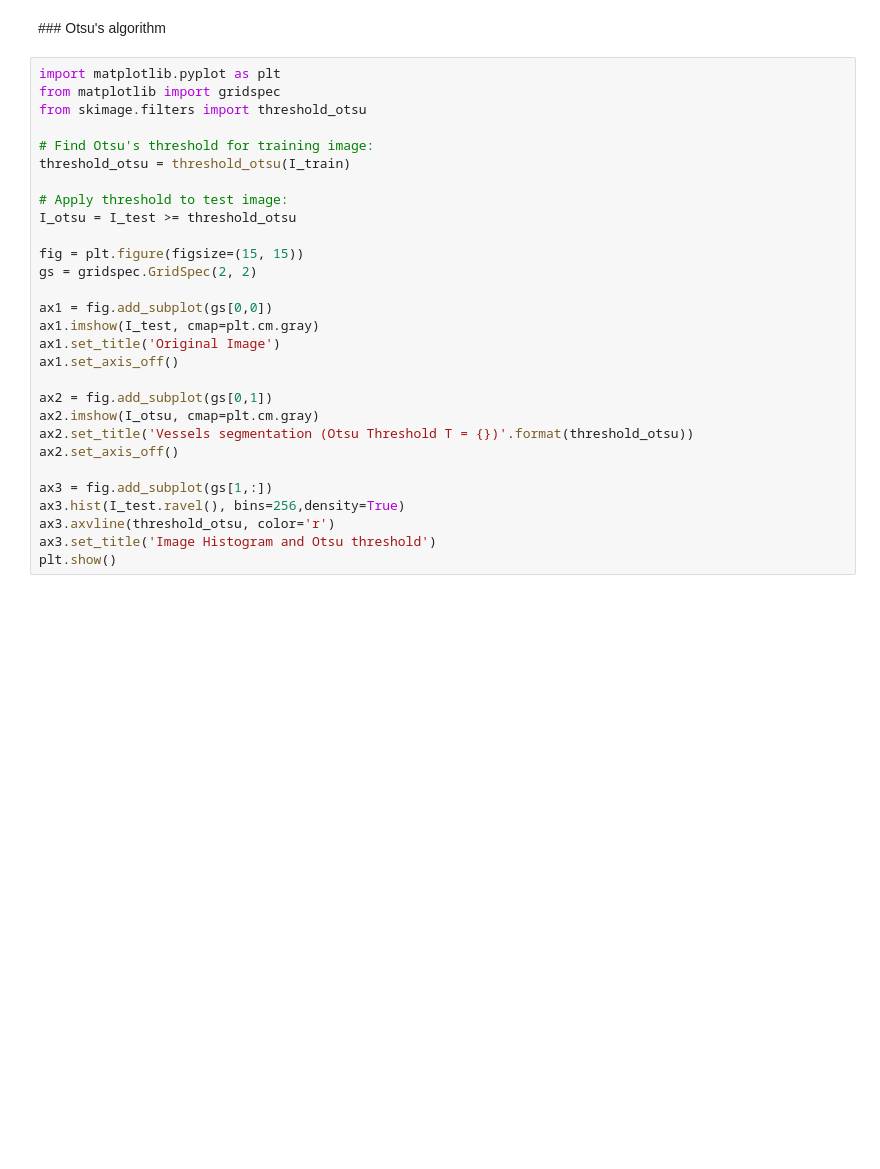
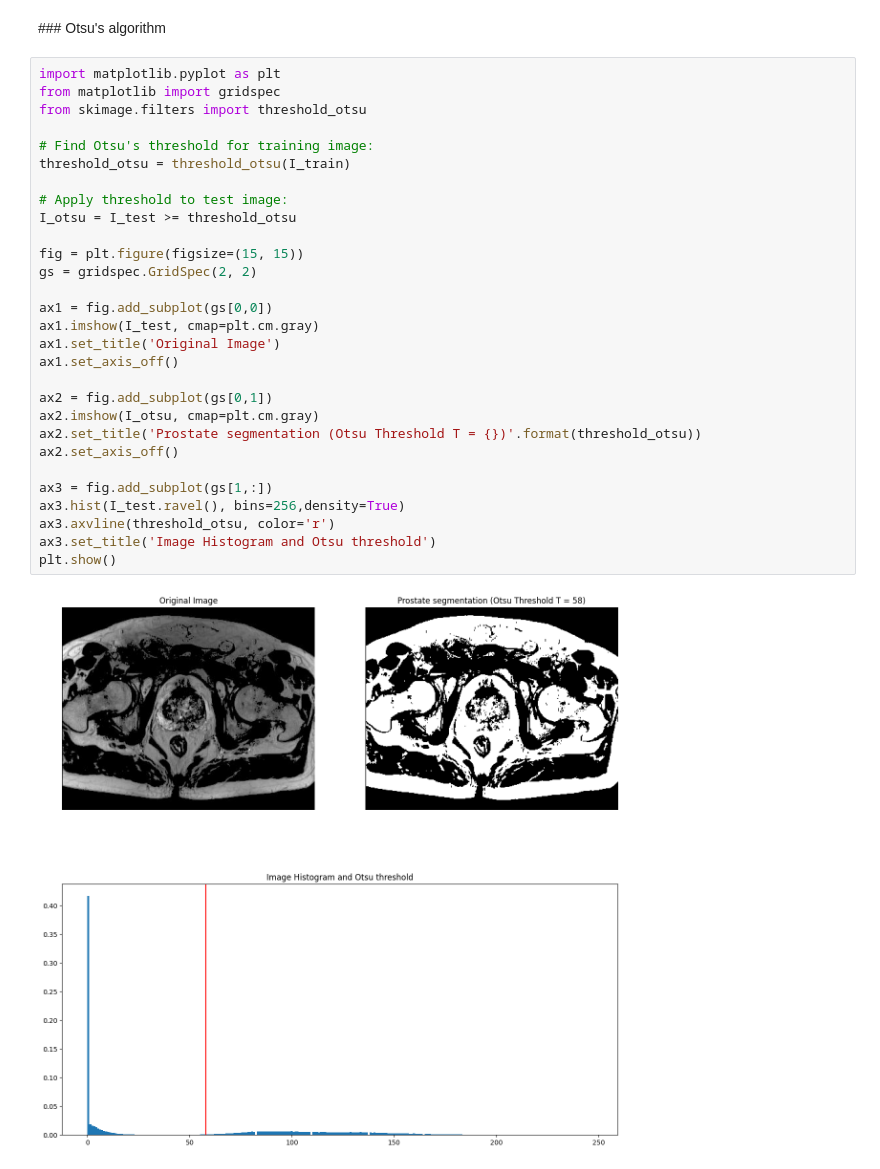
Before and after one commit to MattStarDew/PUC, a Jupyter notebook: EJERCICIO_3.ipynb, the cells around one changed output. Drawn from its saved outputs; the diff is of its cells as text; blank space fills up the shorter version.

```diff
--- a/EJERCICIO_3.ipynb
+++ b/EJERCICIO_3.ipynb
@@ -49,29 +59,31 @@ plt.show()
 # %%
 import matplotlib.pyplot as plt
 from matplotlib import gridspec
 from skimage.filters import threshold_otsu
 
 # Find Otsu's threshold for training image:
 threshold_otsu = threshold_otsu(I_train)
 
 # Apply threshold to test image:
 I_otsu = I_test >= threshold_otsu
 
 fig = plt.figure(figsize=(15, 15))
 gs = gridspec.GridSpec(2, 2)
 
 ax1 = fig.add_subplot(gs[0,0])
 ax1.imshow(I_test, cmap=plt.cm.gray)
 ax1.set_title('Original Image')
 ax1.set_axis_off()
 
 ax2 = fig.add_subplot(gs[0,1])
 ax2.imshow(I_otsu, cmap=plt.cm.gray)
-ax2.set_title('Vessels segmentation (Otsu Threshold T = {})'.format(threshold_otsu))
+ax2.set_title('Prostate segmentation (Otsu Threshold T = {})'.format(threshold_otsu))
 ax2.set_axis_off()
 
 ax3 = fig.add_subplot(gs[1,:])
 ax3.hist(I_test.ravel(), bins=256,density=True)
 ax3.axvline(threshold_otsu, color='r')
 ax3.set_title('Image Histogram and Otsu threshold')
 plt.show()
+# %% [output]
+[figure, added]
```
Also changed, not shown: parts of 11 cells of this notebook.
